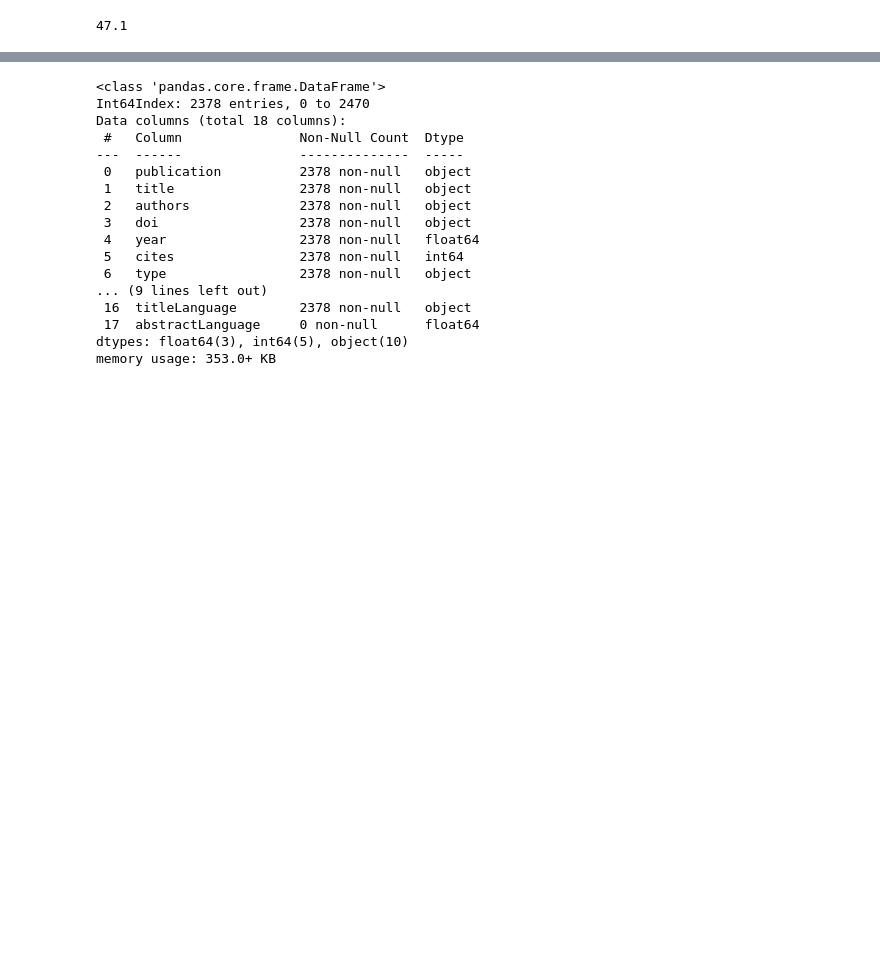
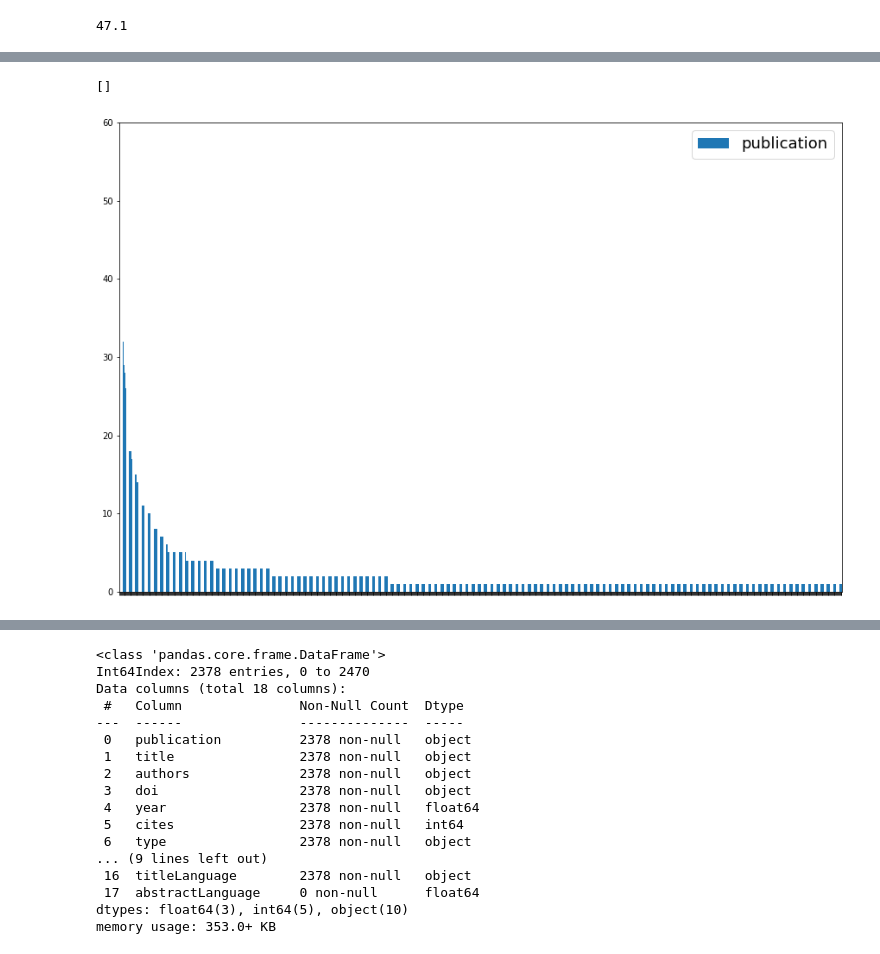
Before and after one commit to PlaybookData/Lyme-Disease-Framing-Analysis, a Jupyter notebook: DataAcquisition2_WebScraping.ipynb, the cells around one changed output, grey strips where cells are left out. Drawn from its saved outputs; the diff is of its cells as text; code cells hidden in the pictures; blank space fills up the shorter version.

```diff
--- a/DataAcquisition2_WebScraping.ipynb
+++ b/DataAcquisition2_WebScraping.ipynb
@@ -545,0 +831,4 @@ round(scraped.publication.value_counts()[:100].sum() / len(scraped)*100, 2)
+# %%
+counts = pd.DataFrame(scraped.publication.value_counts())
+counts.reset_index(inplace=True)
+counts
@@ -545,0 +849,15 @@ round(scraped.publication.value_counts()[:100].sum() / len(scraped)*100, 2)
+# %%
+# plt.bar(scraped.publication.value_counts(), 1)
+ax = counts.plot(kind='bar')
+# ax.set_xticks([0,len(scraped)], ['Most articles', 'least articles'])
+# plt.xticks(x,"")
+# ax.set_xticks(range(0, len(scraped)));
+ax.set_ylim(0,60)
+# ax.set_title("Title");
+ax.set_xticklabels([])
+
+# plt.tite
+# plt.xticks([0,len(scraped)], ['Most articles', 'least articles']);
+# %% [output]
+[]
+[figure, added]
```
Also changed, not shown: parts of 117 cells of this notebook, 4 other files.
